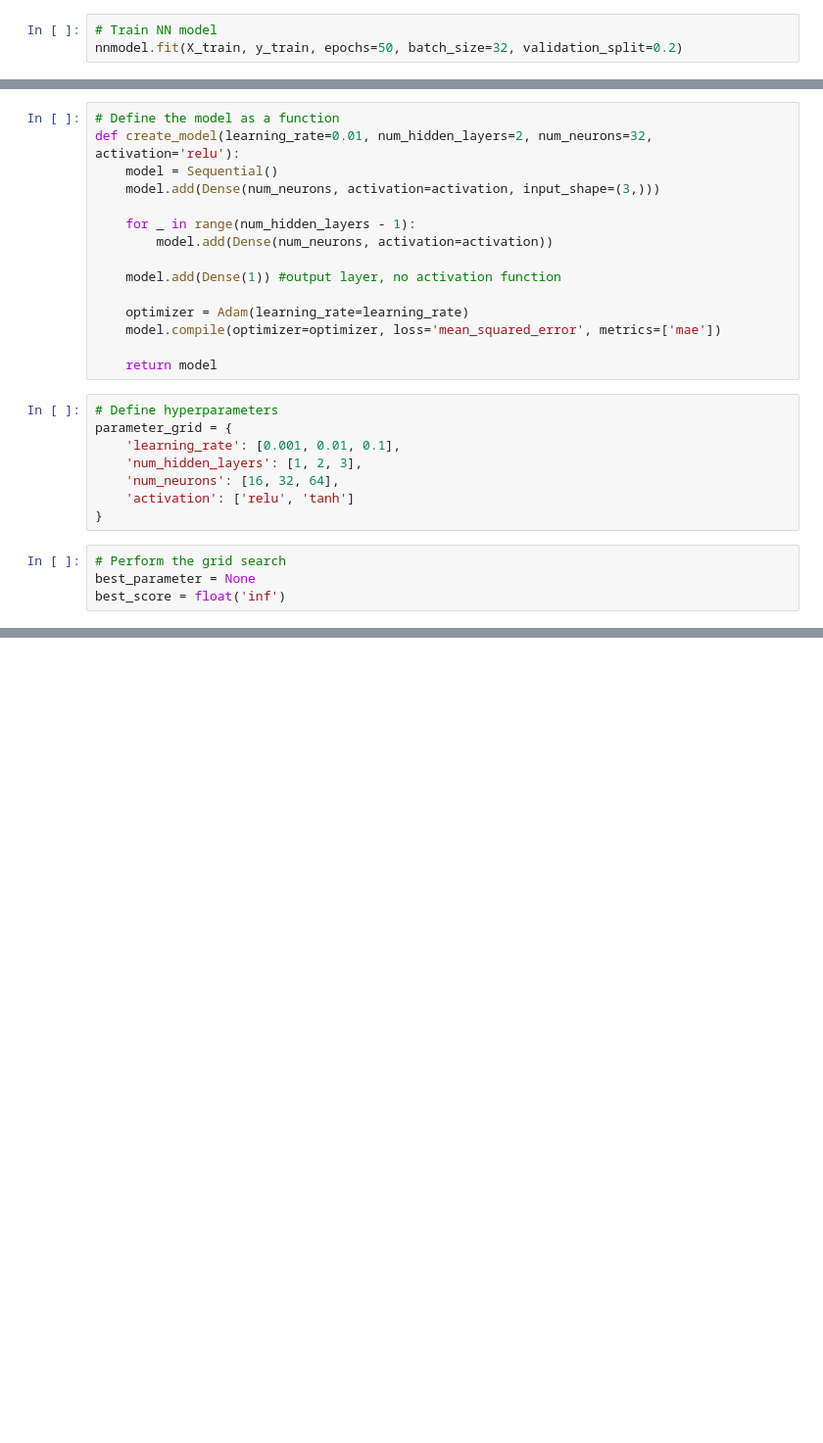
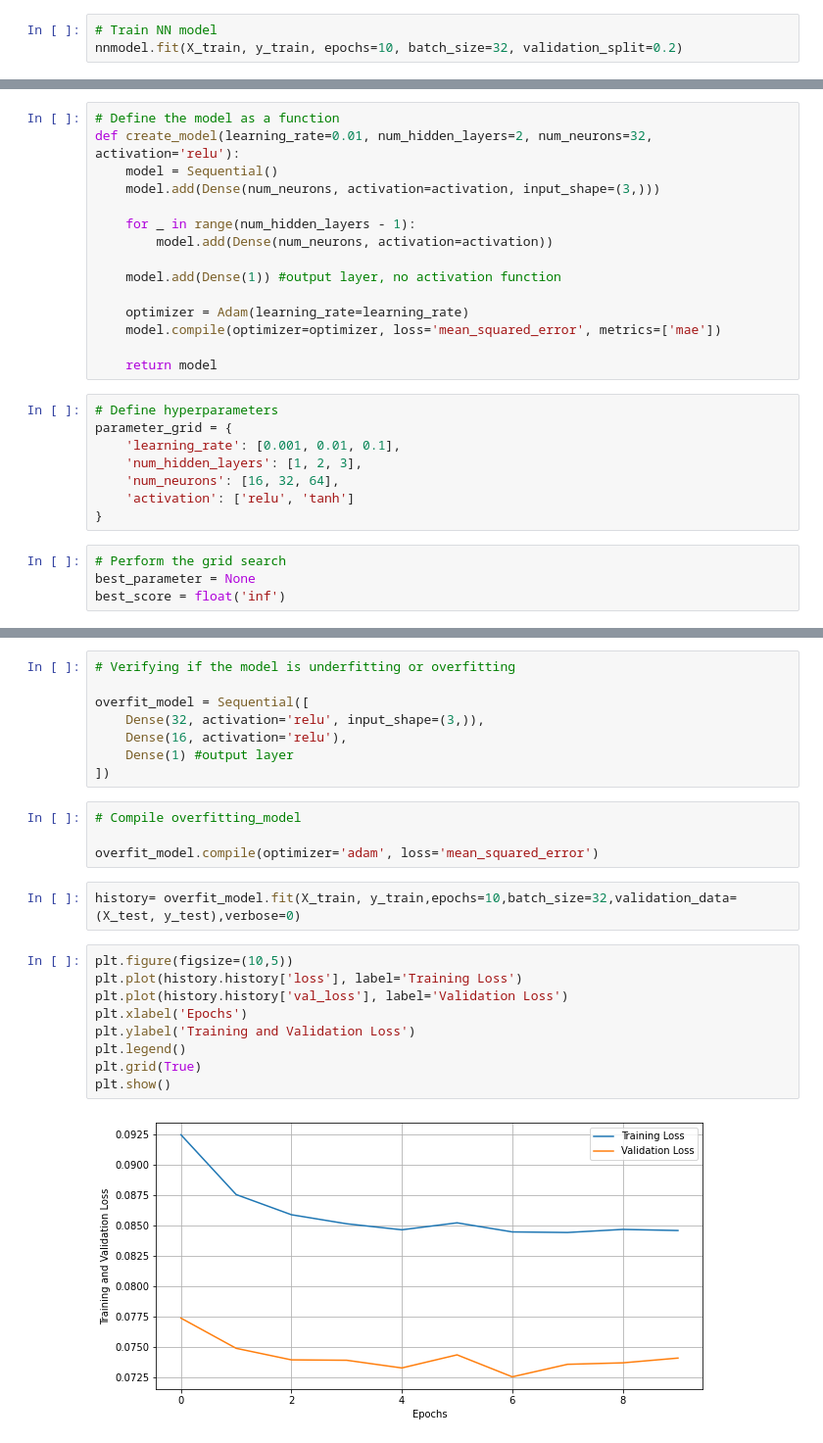
Before and after one commit to ASM2023063/mscda-20232-ca1, a Jupyter notebook: 2023063_CA1_MSCDA_20232.ipynb, the cells around one changed output, grey strips where cells are left out. Shown at 98% size. Drawn from its saved outputs; the diff is of its cells as text; blank space fills up the shorter version.

Commit message:
Code formating and Overfitting/underfitting plot

```diff
--- a/2023063_CA1_MSCDA_20232.ipynb
+++ b/2023063_CA1_MSCDA_20232.ipynb
@@ -359,5 +356,5 @@ nnmodel = tf.keras.Sequential([
 nnmodel.compile(optimizer='adam', loss='mean_squared_error', metrics=['mae'])
 # %%
 # Train NN model
-nnmodel.fit(X_train, y_train, epochs=50, batch_size=32, validation_split=0.2)
+nnmodel.fit(X_train, y_train, epochs=10, batch_size=32, validation_split=0.2)
 # %% [output]
@@ -484,0 +485,25 @@ Best MAE Score:  0.13320353627204895
+# %%
+# Verifying if the model is underfitting or overfitting
+
+overfit_model = Sequential([
+    Dense(32, activation='relu', input_shape=(3,)),
+    Dense(16, activation='relu'),
+    Dense(1) #output layer
+])
+# %%
+# Compile overfitting_model
+
+overfit_model.compile(optimizer='adam', loss='mean_squared_error')
+# %%
+history= overfit_model.fit(X_train, y_train,epochs=10,batch_size=32,validation_data=(X_test, y_test),verbose=0)
+# %%
+plt.figure(figsize=(10,5))
+plt.plot(history.history['loss'], label='Training Loss')
+plt.plot(history.history['val_loss'], label='Validation Loss')
+plt.xlabel('Epochs')
+plt.ylabel('Training and Validation Loss')
+plt.legend()
+plt.grid(True)
+plt.show()
+# %% [output]
+[figure, added]
```
Also changed, not shown: parts of 23 cells of this notebook.
